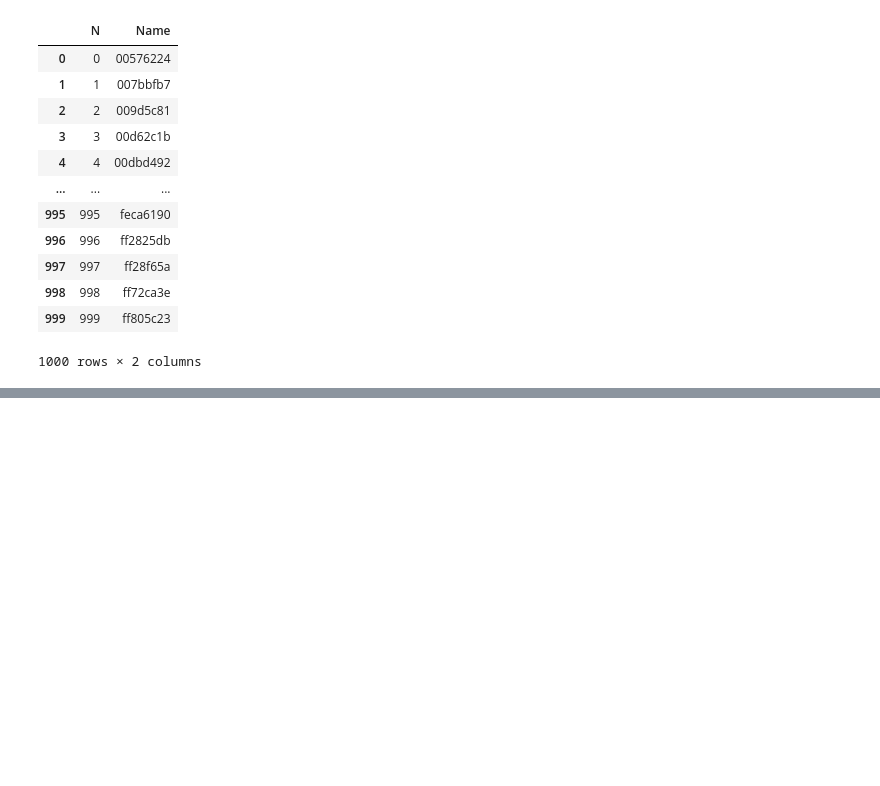
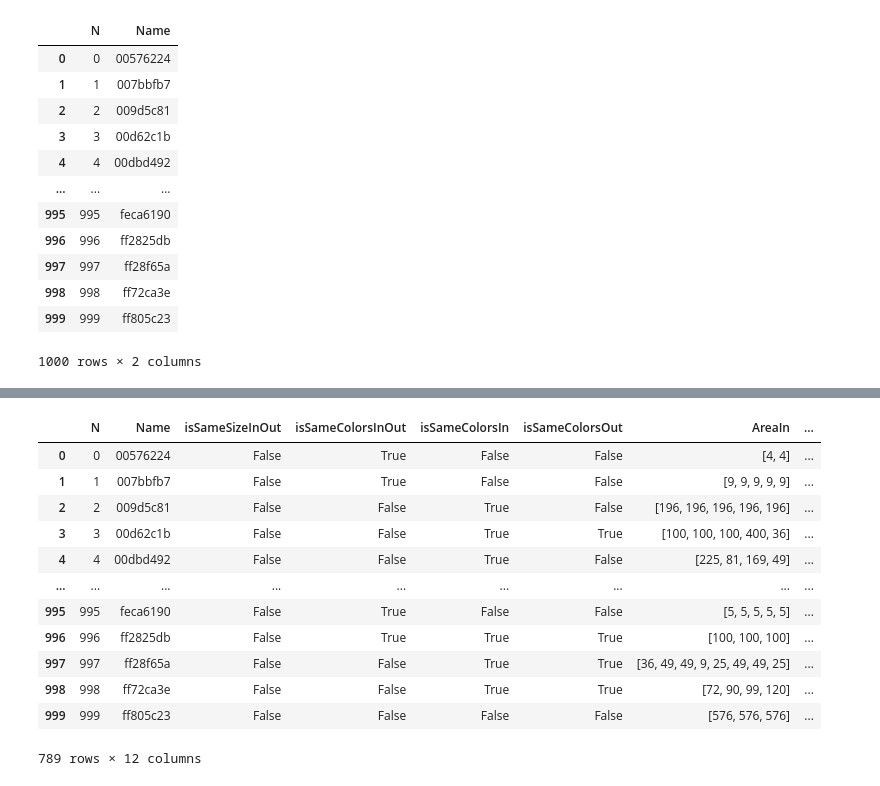
Before and after one commit to ZeroDTE/Arc_Prize, a Jupyter notebook: taks_visual.ipynb, the cells around one changed output, grey strips where cells are left out. Saved outputs shown, nothing was run; the diff lists cells and outputs as text; code cells hidden in the pictures; blank space fills up the shorter version.

```diff
--- a/taks_visual.ipynb
+++ b/taks_visual.ipynb
@@ -454,0 +536,16 @@ df
+# %%
+df[df["isSameSizeInOut"] == False]
+# %% [output]
+|  | N | Name | isSameSizeInOut | isSameColorsInOut | isSameColorsIn | isSameColorsOut | AreaIn | ... |
+| 0 | 0 | 00576224 | False | True | False | False | [4, 4] | ... |
+| 1 | 1 | 007bbfb7 | False | True | False | False | [9, 9, 9, 9, 9] | ... |
+| 2 | 2 | 009d5c81 | False | False | True | False | [196, 196, 196, 196, 196] | ... |
+| 3 | 3 | 00d62c1b | False | False | True | True | [100, 100, 100, 400, 36] | ... |
+| 4 | 4 | 00dbd492 | False | False | True | False | [225, 81, 169, 49] | ... |
+| ... | ... | ... | ... | ... | ... | ... | ... | ... |
+| 995 | 995 | feca6190 | False | True | False | False | [5, 5, 5, 5, 5] | ... |
+| 996 | 996 | ff2825db | False | True | True | True | [100, 100, 100] | ... |
+| 997 | 997 | ff28f65a | False | False | True | True | [36, 49, 49, 9, 25, 49, 49, 25] | ... |
+| 998 | 998 | ff72ca3e | False | False | True | True | [72, 90, 99, 120] | ... |
+| 999 | 999 | ff805c23 | False | False | False | False | [576, 576, 576] | ... |
+789 rows × 12 columns
```
Also changed, not shown: parts of 13 cells of this notebook.
